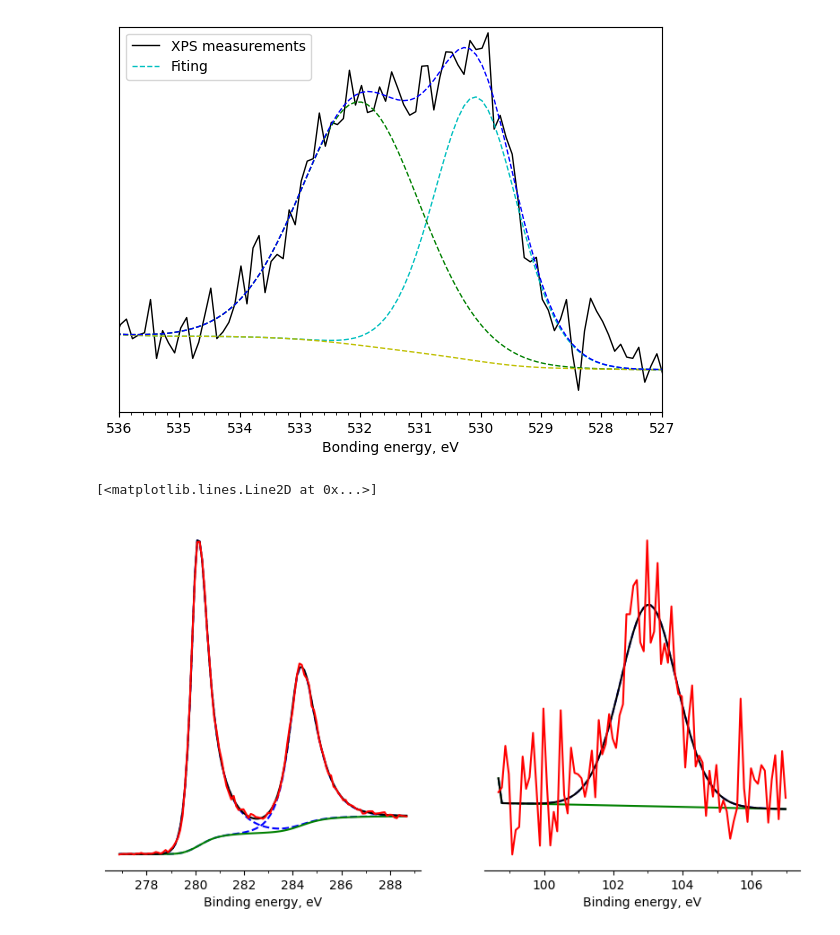
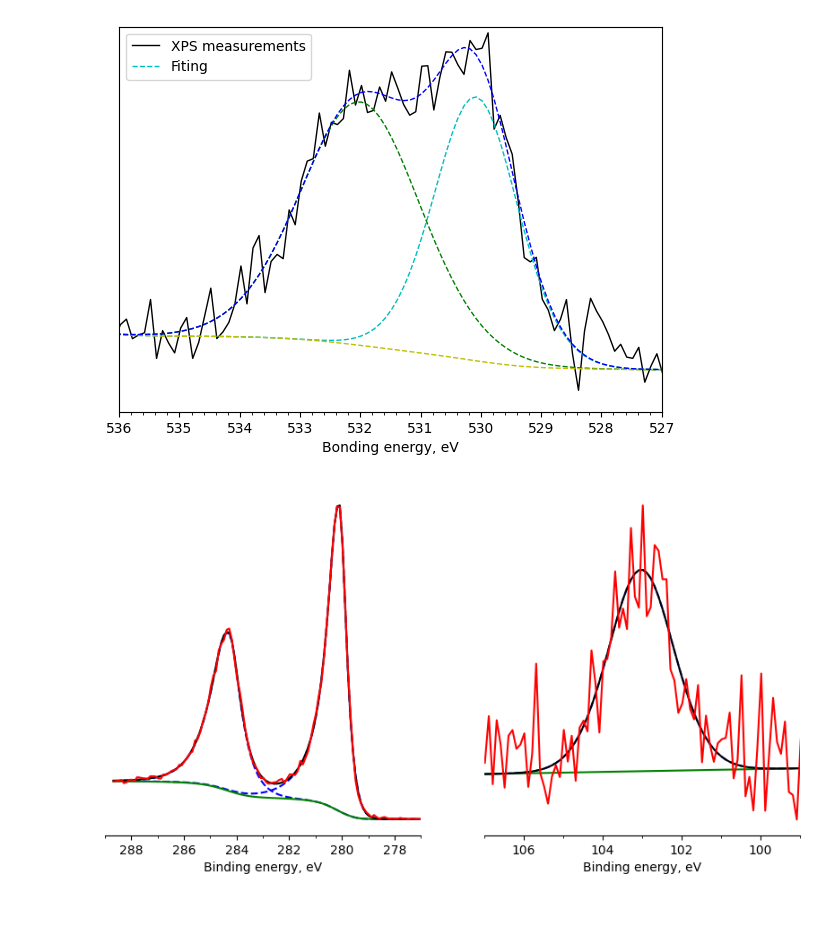
Before and after one commit to OneMoreGate/Ru_article, a Jupyter notebook: photo.ipynb, the cells around one changed output. Cells and saved outputs as stored; diff of their text form; code cells hidden in the pictures.

```diff
--- a/photo.ipynb
+++ b/photo.ipynb
@@ -42,29 +42,30 @@ ax.legend()
 # %%
 fig, ax = plt.subplots(ncols=2, figsize = [10,5])
 
 for i in range(len(ax)):
     ax[i].xaxis.set_major_locator(ticker.MultipleLocator(2))
     ax[i].xaxis.set_minor_locator(ticker.MultipleLocator(1))
     ax[i].get_yaxis().set_visible(False)
-    ax[i].invert_xaxis()
-    ax[i].set_xlabel('Binding energy, eV')
-    ax[i].get_yaxis().set_visible(False)
-    ax[i].invert_xaxis()
+    ax[i].set_xlabel(r'Binding energy, eV')
     ax[i].spines['top'].set_visible(False)
     ax[i].spines['right'].set_visible(False)
     ax[i].spines['left'].set_visible(False)
-
 
 ax[0].plot(energy_Ru['Binding Energy (E)'], energy_Ru['Ru3d5'], 'b--', linewidth = 1.5)
 ax[0].plot(energy_Ru['Binding Energy (E)'], energy_Ru['Ru3d3'], 'b--', linewidth = 1.5)
 ax[0].plot(energy_Ru['Binding Energy (E)'], energy_Ru['Backgnd.'], 'g', linewidth = 1.5)
 ax[0].plot(energy_Ru['Binding Energy (E)'], energy_Ru['Envelope'], 'k', linewidth = 1.5)
 ax[0].plot(energy_Ru['Binding Energy (E)'], energy_Ru['exp.'], 'r', linewidth = 1.5)
+ax[0].set_xlim([277,289])
+ax[0].invert_xaxis()
 
 ax[1].plot(energy_Si['Binding Energy (E)'], energy_Si['Si2p'], 'b--', linewidth = 1.5)
 ax[1].plot(energy_Si['Binding Energy (E)'], energy_Si['Backgnd.'], 'g', linewidth = 1.5)
 ax[1].plot(energy_Si['Binding Energy (E)'], energy_Si['Envelope'], 'k', linewidth = 1.5)
 ax[1].plot(energy_Si['Binding Energy (E)'], energy_Si['exp.'], 'r', linewidth = 1.5, label = 'XPS measurements')
+ax[1].set_xlim([99,107])
+ax[1].invert_xaxis()
+
+plt.savefig('XPS.png', dpi = 300, bbox_inches = 'tight')
 # %% [output]
-[<matplotlib.lines.Line2D at 0x...>]
-[figure, old version]
+[figure, new version]
```
Also changed, not shown: 1 other file.
